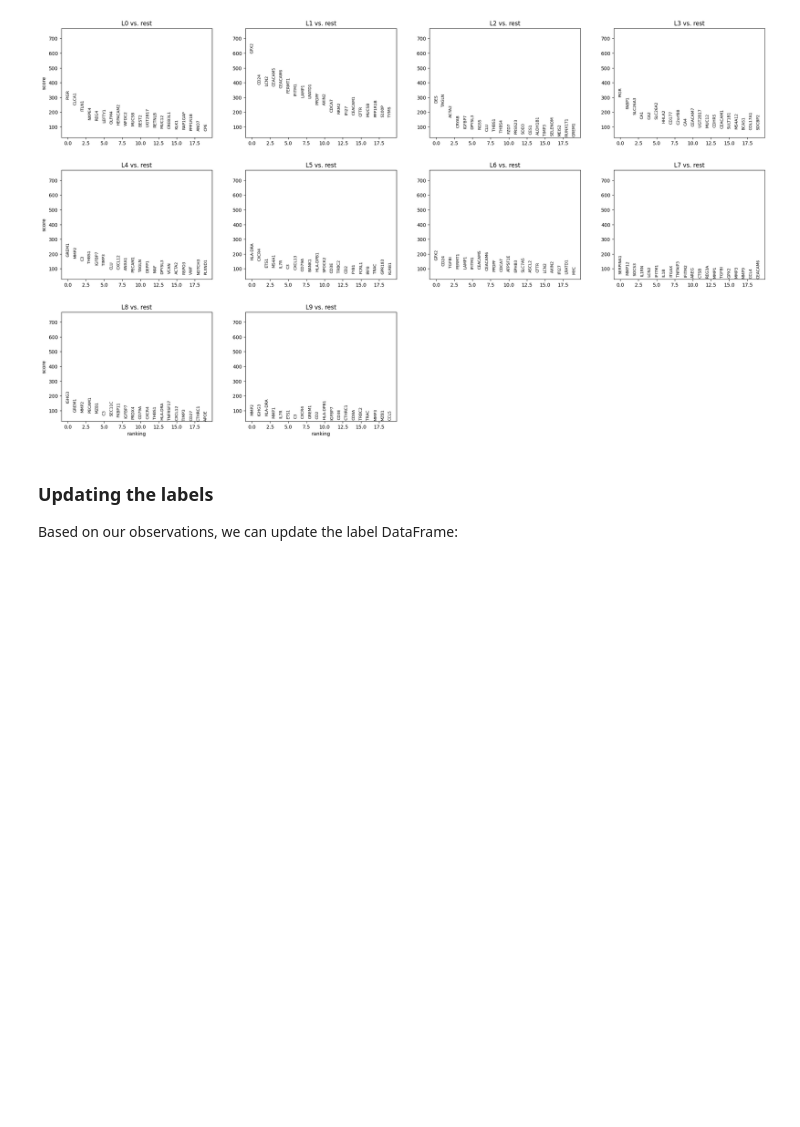
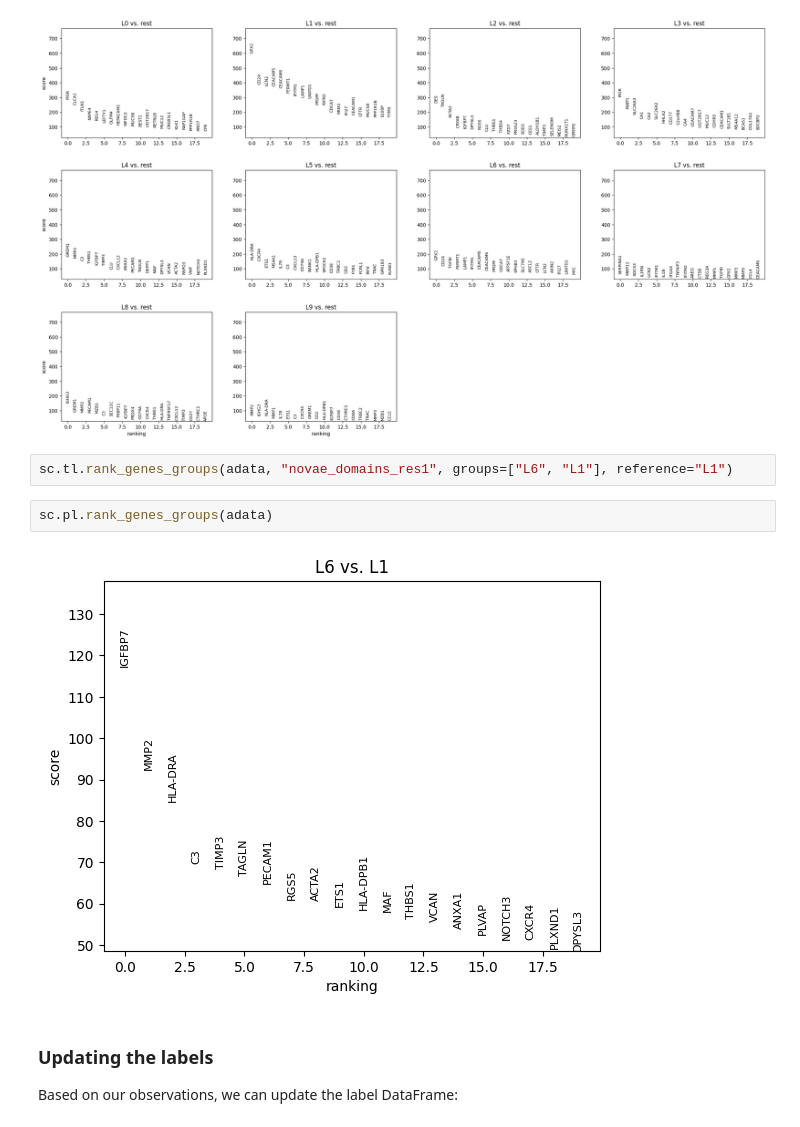
Before and after one commit to prism-oncology/novae, a Jupyter notebook: docs/tutorials/labeling.ipynb, the cells around one changed output. Saved outputs shown, nothing was run; the diff lists cells and outputs as text; blank space fills up the shorter version.

```diff
--- a/docs/tutorials/labeling.ipynb
+++ b/docs/tutorials/labeling.ipynb
@@ -203,6 +204,12 @@ sc.tl.rank_genes_groups(adata, "novae_domains_res1")
 sc.pl.rank_genes_groups(adata)
 # %% [output]
 [figure]
+# %%
+sc.tl.rank_genes_groups(adata, "novae_domains_res1", groups=["L6", "L1"], reference="L1")
+# %%
+sc.pl.rank_genes_groups(adata)
+# %% [output]
+[figure, added]
 # %% [markdown]
 ### Updating the labels
 
```
Also changed, not shown: parts of 5 cells of this notebook, 2 other files.
